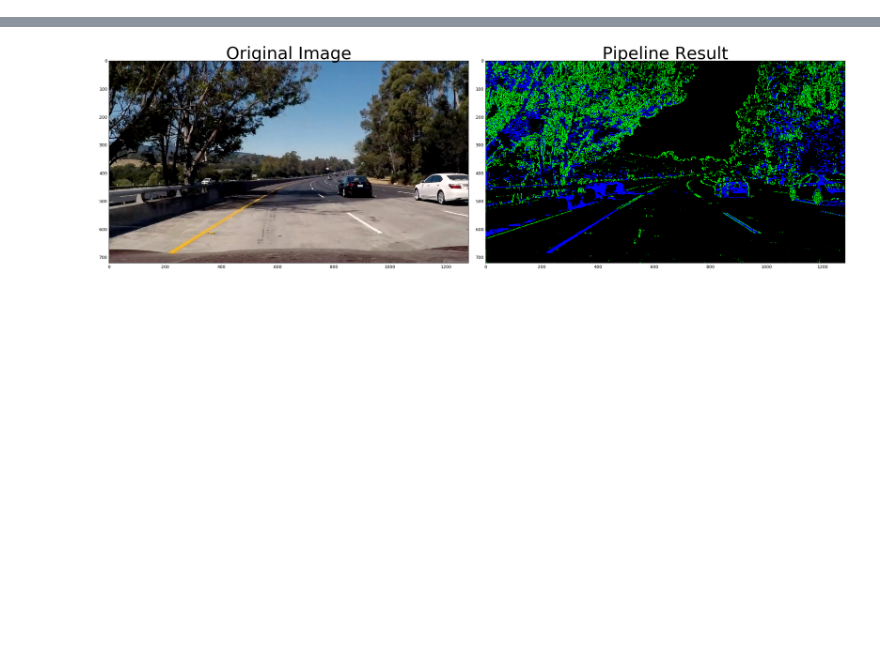
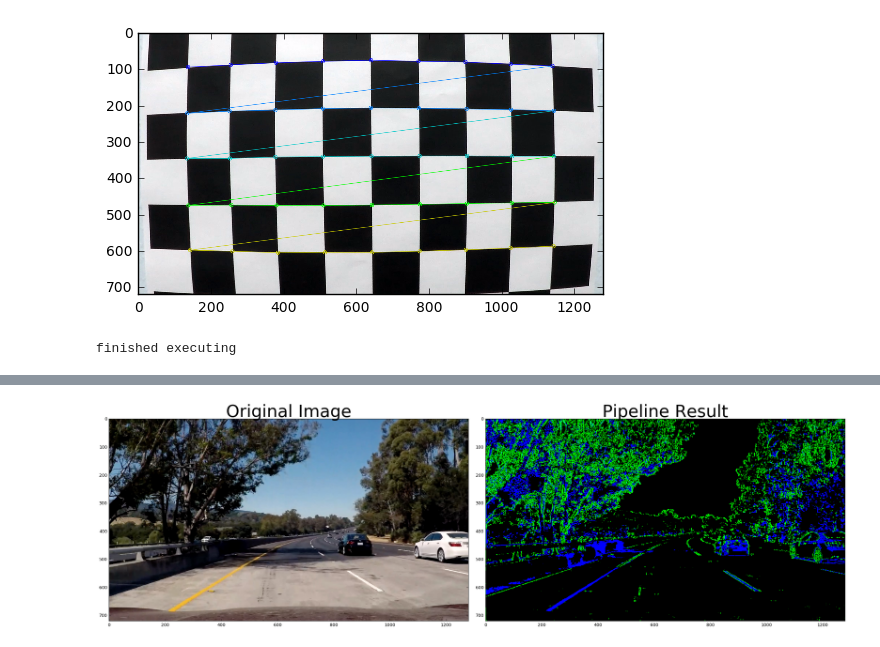
Before and after one commit to propellingbits/P4-Advanced-Lane-Finding, a Jupyter notebook: p4.ipynb, the cells around one changed output, grey strips where cells are left out. Drawn from its saved outputs; the diff is of its cells as text; code cells hidden in the pictures; blank space fills up the shorter version.

Commit message:
changed for distort correction and unwarp

```diff
--- a/p4.ipynb
+++ b/p4.ipynb
@@ -38,4 +52,44 @@ print (objp)
+# %%
+
+# just dup of above code
+
+import numpy as np
+import cv2
+import matplotlib.pyplot as plt
+import matplotlib.image as mpimg
+
+# Make a list of calibration images
+fname = 'calibration1.jpg'
+img = cv2.imread(fname)
+plt.imshow(img)
+
+
+# Arrays to store object points and image points from all the images.
+objpoints = [] # 3d points in real world space
+imgpoints = [] # 2d points in image plane.
+
+# prepare object points, like (0,0,0), (1,0,0), (2,0,0) ....,(6,5,0)
+objp = np.zeros((5*9,3), np.float32)
+objp[:,:2] = np.mgrid[0:9, 0:5].T.reshape(-1,2)
+
+gray = cv2.cvtColor(img, cv2.COLOR_BGR2GRAY)
+
+# Find the chessboard corners
+ret, corners = cv2.findChessboardCorners(gray, (9,5), None) # None is more flags
+
+# If found, add object points, image points
+if ret == True:
+    objpoints.append(objp)
+    imgpoints.append(corners)
+    # Draw and display the corners
+    cv2.drawChessboardCorners(img, (9, 5), corners, ret)
+    plt.imshow(img)
+
+print('done')
+# %% [output]
+[figure, added]
 # %%
+#custom calibration with lot of images
 
 import numpy as np
 import cv2
@@ -44,15 +98,15 @@ import matplotlib.pyplot as plt
 #%matplotlib qt
 
 # prepare object points, like (0,0,0), (1,0,0), (2,0,0) ....,(6,5,0)
-objp = np.zeros((6*8,3), np.float32)
-objp[:,:2] = np.mgrid[0:8, 0:6].T.reshape(-1,2)
+objp = np.zeros((5*9,3), np.float32)
+objp[:,:2] = np.mgrid[0:9, 0:5].T.reshape(-1,2)
 
 # Arrays to store object points and image points from all the images.
 objpoints = [] # 3d points in real world space
 imgpoints = [] # 2d points in image plane.
 
 # Make a list of calibration images
-images = glob.glob('calibration_wide/GO*.jpg')
+images = glob.glob('camera_cal/calibration*.jpg')
 
 # Step through the list and search for chessboard corners
 for idx, fname in enumerate(images):
@@ -60,7 +114,7 @@ for idx, fname in enumerate(images):
     gray = cv2.cvtColor(img, cv2.COLOR_BGR2GRAY)
 
     # Find the chessboard corners
-    ret, corners = cv2.findChessboardCorners(gray, (8,6), None)
+    ret, corners = cv2.findChessboardCorners(gray, (9,5), None)
 
     # If found, add object points, image points
     if ret == True:
@@ -77,11 +131,15 @@ for idx, fname in enumerate(images):
 ##cv2.destroyAllWindows()
 
 # Do camera calibration given object points and image points
+# dist - distortion points. mtx - camera matrix
 ret, mtx, dist, rvecs, tvecs = cv2.calibrateCamera(objpoints, imgpoints, gray.shape[::-1],None,None)
+# rvecs - rotation vector. tvecs - translation vector
 
 dst = cv2.undistort(img, mtx, dist, None, mtx)
 
 print ('finished executing')
+# %% [output]
+finished executing
 # %%
 import pickle
 
```
Also changed, not shown: parts of 7 cells of this notebook.
